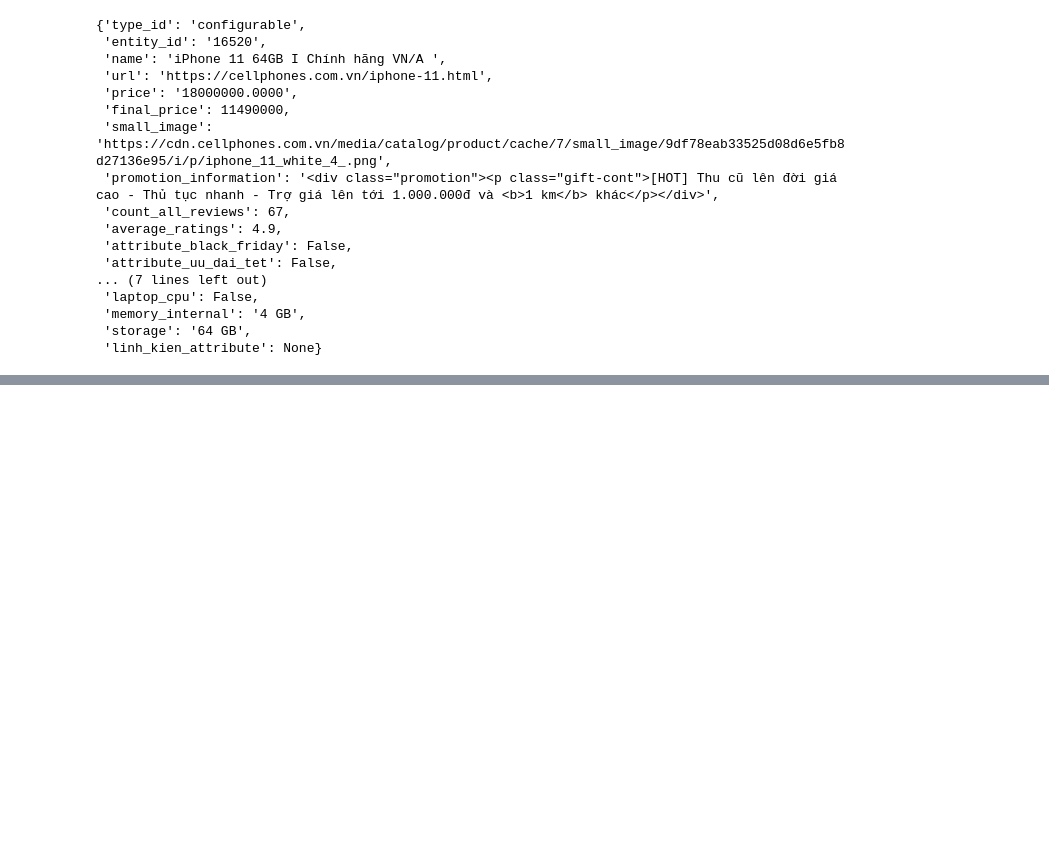
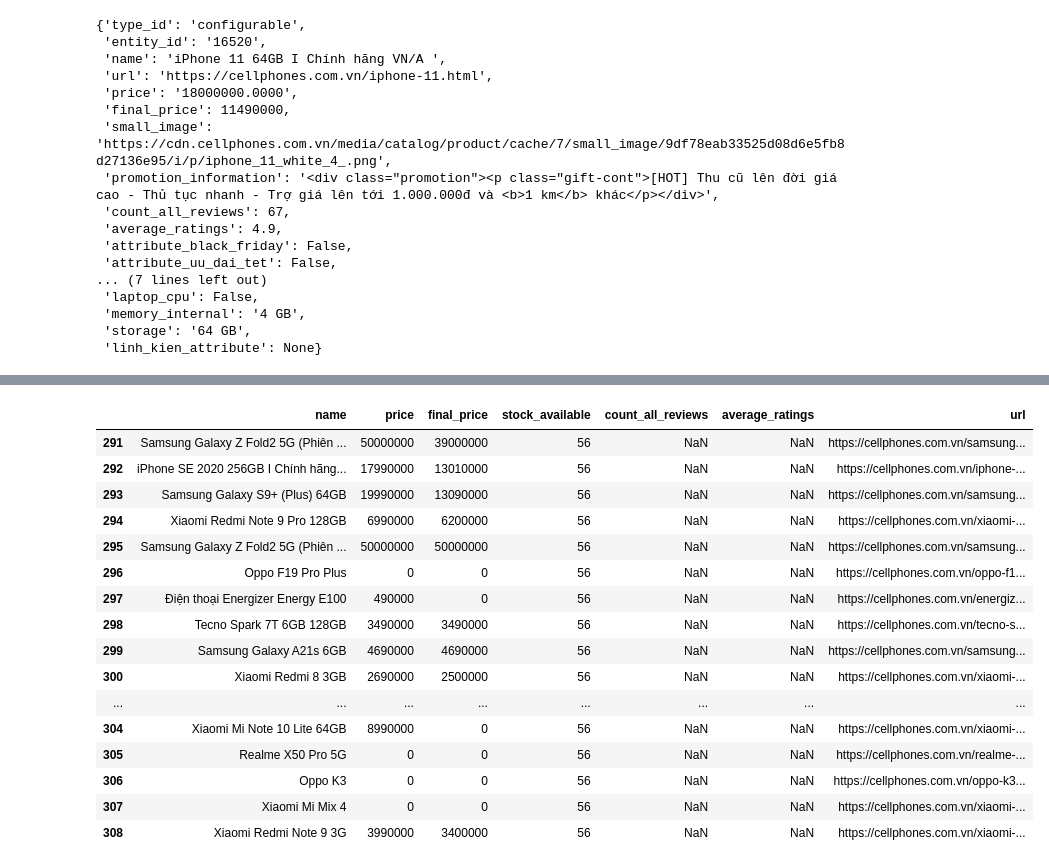
Before and after one commit to wind123mountain/Data-Integration-Project, a Jupyter notebook: Crawl_cellphones_data.ipynb, the cells around one changed output, grey strips where cells are left out. Cells and saved outputs as stored; diff of their text form; code cells hidden in the pictures; blank space fills up the shorter version.

Commit message:
update  cellphone_data.csv

```diff
--- a/Crawl_cellphones_data.ipynb
+++ b/Crawl_cellphones_data.ipynb
@@ -43,0 +48,7 @@ with open('Data\Cellphones\Cellphones_raw_data.json', "w", encoding="utf-8") as
+# %%
+import json
+
+with open('Data\Cellphones\Cellphones_raw_data.json', "r", encoding="utf-8") as infile:
+        data = json.load(infile)
+
+len(data)
@@ -43,0 +77,6 @@ with open('Data\Cellphones\Cellphones_raw_data.json', "w", encoding="utf-8") as
+# %%
+import pandas as pd
+import numpy as np
+
+df = pd.DataFrame.from_dict(data)
+df
@@ -43,0 +97,30 @@ with open('Data\Cellphones\Cellphones_raw_data.json', "w", encoding="utf-8") as
+# %%
+cols_drop = ['isLastPage', 'laptop_ram', 'hdd_sdd', 'laptop_cpu', 'tinh_trang_may_cu', 'linh_kien_attribute']
+
+df.drop(columns=cols_drop, inplace=True)
+# %%
+df['price'] = pd.to_numeric(df['price'], downcast='integer')
+df['final_price'] = pd.to_numeric(df['final_price'], downcast='integer')
+df['entity_id'] = pd.to_numeric(df['entity_id'])
+df['name'] = df['name'].astype('string')
+# %%
+with pd.option_context('display.max_colwidth', None):
+  display(df.query("count_all_reviews != count_all_reviews")[['name', 'price', 'final_price', 'stock_available','count_all_reviews', 'average_ratings', 'url']])
+# %% [output]
+|  | name | price | final_price | stock_available | count_all_reviews | average_ratings | url |
+| 291 | Samsung Galaxy Z Fold2 5G (Phiên ... | 50000000 | 39000000 | 56 | NaN | NaN | https://cellphones.com.vn/samsung... |
+| 292 | iPhone SE 2020 256GB I Chính hãng... | 17990000 | 13010000 | 56 | NaN | NaN | https://cellphones.com.vn/iphone-... |
+| 293 | Samsung Galaxy S9+ (Plus) 64GB | 19990000 | 13090000 | 56 | NaN | NaN | https://cellphones.com.vn/samsung... |
+| 294 | Xiaomi Redmi Note 9 Pro 128GB | 6990000 | 6200000 | 56 | NaN | NaN | https://cellphones.com.vn/xiaomi-... |
+| 295 | Samsung Galaxy Z Fold2 5G (Phiên ... | 50000000 | 50000000 | 56 | NaN | NaN | https://cellphones.com.vn/samsung... |
+| 296 | Oppo F19 Pro Plus | 0 | 0 | 56 | NaN | NaN | https://cellphones.com.vn/oppo-f1... |
+| 297 | Điện thoại Energizer Energy E100 | 490000 | 0 | 56 | NaN | NaN | https://cellphones.com.vn/energiz... |
+| 298 | Tecno Spark 7T 6GB 128GB | 3490000 | 3490000 | 56 | NaN | NaN | https://cellphones.com.vn/tecno-s... |
+| 299 | Samsung Galaxy A21s 6GB | 4690000 | 4690000 | 56 | NaN | NaN | https://cellphones.com.vn/samsung... |
+| 300 | Xiaomi Redmi 8 3GB | 2690000 | 2500000 | 56 | NaN | NaN | https://cellphones.com.vn/xiaomi-... |
+| ... | ... | ... | ... | ... | ... | ... | ... |
+| 304 | Xiaomi Mi Note 10 Lite 64GB | 8990000 | 0 | 56 | NaN | NaN | https://cellphones.com.vn/xiaomi-... |
+| 305 | Realme X50 Pro 5G | 0 | 0 | 56 | NaN | NaN | https://cellphones.com.vn/realme-... |
+| 306 | Oppo K3 | 0 | 0 | 56 | NaN | NaN | https://cellphones.com.vn/oppo-k3... |
+| 307 | Xiaomi Mi Mix 4 | 0 | 0 | 56 | NaN | NaN | https://cellphones.com.vn/xiaomi-... |
+| 308 | Xiaomi Redmi Note 9 3G | 3990000 | 3400000 | 56 | NaN | NaN | https://cellphones.com.vn/xiaomi-... |
```
Also changed, not shown: parts of 11 cells of this notebook, 1 other file.
